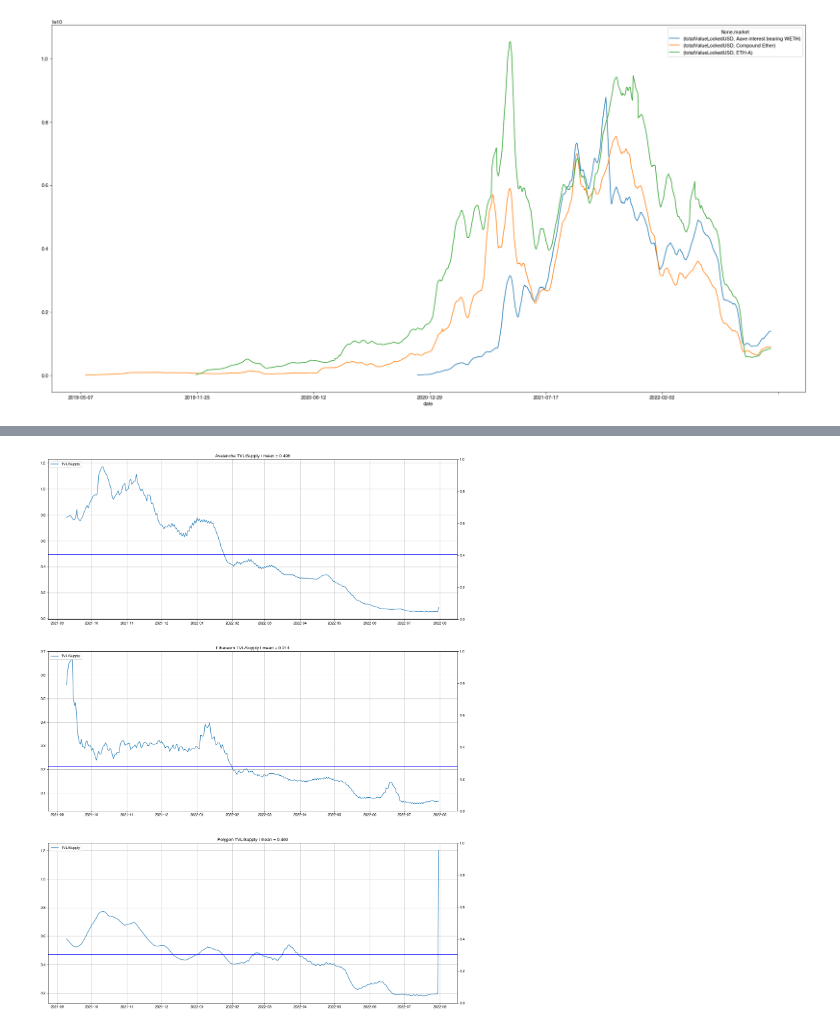
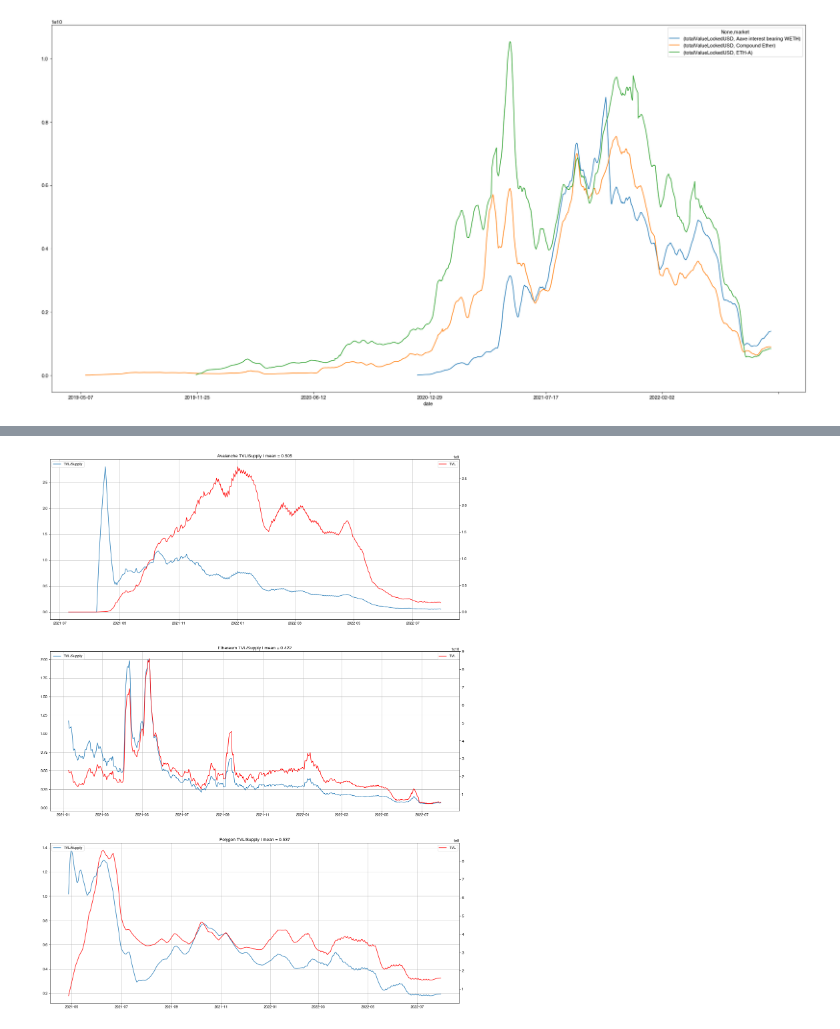
Before and after one commit to keroshanpillay/Stablecoin-Data-Project, a Jupyter notebook: Code/Historical_Analysis_V1.ipynb, the cells around one changed output, grey strips where cells are left out. Drawn from its saved outputs; the diff is of its cells as text; code cells hidden in the pictures.

```diff
--- a/Code/Historical_Analysis_V1.ipynb
+++ b/Code/Historical_Analysis_V1.ipynb
@@ -35,5 +38,11 @@ avax_df = pd.read_csv('https://raw.githubusercontent.com/keroshanpillay/Stableco
 #fix_dates(avax_df)
 matic_df = pd.read_csv('https://raw.githubusercontent.com/keroshanpillay/Stablecoin-Data-Project/master/Final_Data/token_prices/matic.csv')
 #fix_dates(matic_df)
+# %%
+  chain_prices = {
+        'Avalanche':avax_df,
+        'Ethereum':eth_df,
+        'Polygon':matic_df
+                   }
 # %%
 stable_token_list = stable_df.token.unique()
@@ -55,9 +48,0 @@ stable_df
-# %%
-dex_df['date'] = pd.to_datetime(dex_df['date'], '%Y-%m-%d')
-
-#stable_date_array = stable_df['date']
-#finished_dates = [datetime.today()]*len(stable_date_array)
-#for k in range(len(stable_date_array)):
-#    finished_dates[k] = datetime.strptime(stable_date_array[k])
-
-#stable_df['date'] = finished_dates
@@ -66,3 +49,7 @@ AssertionError:
+# %%
+dex_df['%1'] = dex_df['token_1_balance']/dex_df['TVL']
+dex_df['error 1'] = abs(dex_df['%1']-0.5)
+dex_df['%2'] = dex_df['token_2_balance']/dex_df['TVL']
 # %%
 #Data Points to plot
 # - Velocity[X], TVL[ ], utilization[ ], supply[X]
@@ -308,15 +264,28 @@ def plot_TVLbySupply(start_dt, end_dt):
         tvl_supply_array.append(tvl_supply)
 
         tvl_supply['date'] = pd.to_datetime(tvl_supply['date'])
+        #tvl_supply['date']=tvl_supply['date'].map(datetime.toordinal)
 
         ROLLING_MEAN_LENGTH = 5
 
         ax_second_axis = ax.twinx()
+
         ax.plot(tvl_supply['date'],tvl_supply['tvl/supply'].rolling(9).mean())
-        ax.axhline(tvl_supply['tvl/supply'].mean(), color='blue', linewidth=2)
         ax.set_title(curr_chain+ ' TVL/Supply | mean = '+str(round(tvl_supply['tvl/supply'].mean(),3)))
-#        tvl_supply.plot(x = 'date', y = 'tvl/supply', figsize = (22,22), ax = ax, title = curr_chain+ ' TVL/Supply')
         ax.legend(['TVL/Supply'],loc = 'upper left')
+
+        ax_second_axis.plot(tvl_supply['date'],tvl_supply['TVL'].rolling(9).mean(), color = 'red')
+        ax_second_axis.legend(['TVL'],loc = 'upper right')
+
+        #data = tvl_supply
+        #X = data.iloc[:, 0].values.reshape(-1, 1)  # values converts it into a numpy array
+        #Y = data.iloc[:, 3].values.reshape(-1, 1)  # -1 means that calculate the dimension of rows, but have 1 column
+        #linear_regressor = LinearRegression()  # create object for the class
+        #linear_regressor.fit(X, Y)  # perform linear regression
+        #Y_pred = linear_regressor.predict(X)  # make predictions
+        #ax.plot(X, Y_pred, color='green')
+
+
         #tvl_supply['price'].rolling(ROLLING_MEAN_LENGTH).mean().plot(x = 'date',y = 'price',ax=ax_second_axis, color = 'red', ylabel = 'Price ($)')
         #ax_second_axis.legend(['Price'],loc = 'upper right')
 
@@ -332,6 +301,6 @@ def plot_TVLbySupply(start_dt, end_dt):
 
     return tvl_supply_array
 # %%
-tvl_supply_array = plot_TVLbySupply('2021-09-01', '2022-07-31')
+tvl_supply_array = plot_TVLbySupply('2021-01-01', '2022-07-30')
 # %% [output]
-[figure, old version]
+[figure, new version]
```
Also changed, not shown: parts of 36 cells of this notebook, 4 other files.
